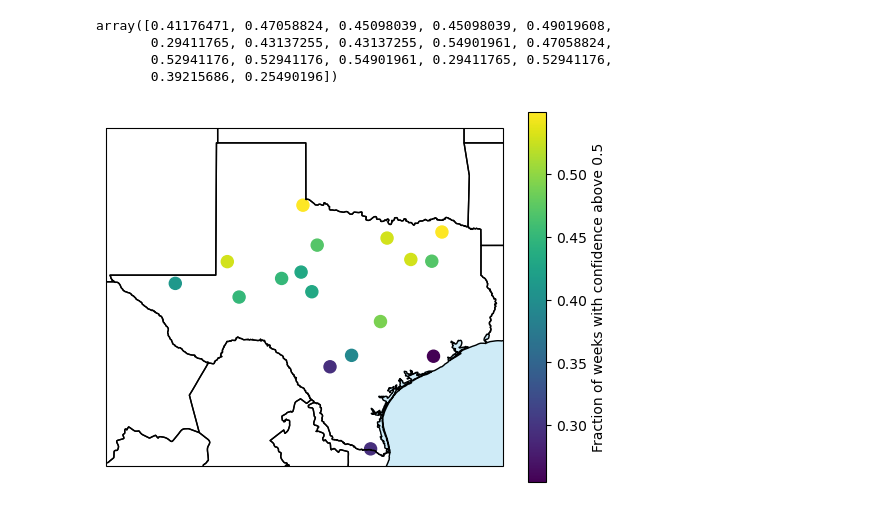
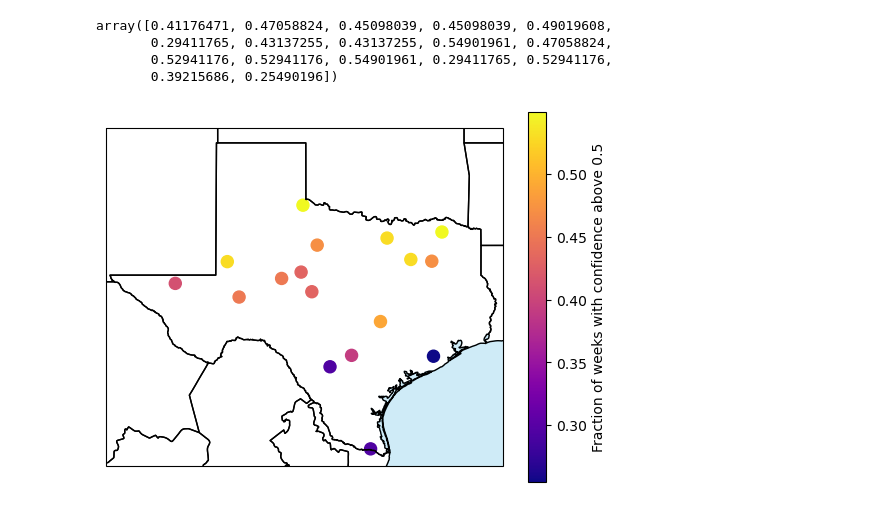
Before and after one commit to williamhobbs/PVSC-2025-daily-energy-forecaster, a Jupyter notebook: 05_Ensemble_Analysis.ipynb, the cells around one changed output. Drawn from its saved outputs; the diff is of its cells as text; code cells hidden in the pictures.

Commit message:
updated colormap

```diff
--- a/05_Ensemble_Analysis.ipynb
+++ b/05_Ensemble_Analysis.ipynb
@@ -752,20 +752,22 @@ array([0.41176471, 0.47058824, 0.45098039, 0.45098039, 0.49019608,
 # %%
 fig = plt.figure()
 
 ax = fig.add_subplot(1,1,1, projection=crs.PlateCarree())
 
 ax.add_feature(cfeature.OCEAN, color="skyblue", alpha=0.4)
 ax.add_feature(cfeature.STATES)
 
 ax.set_extent([-106.8, -93.3, 25.5, 37],
               crs=crs.PlateCarree()) ## Important
 
 plt.scatter(agg_specs_orig_df.T['longitude'],
             agg_specs_orig_df.T['latitude'],
             s=75,
-            c=high_conf_weeks.values)
+            c=high_conf_weeks.values,
+            cmap='plasma')
 plt.colorbar(label='Fraction of weeks with confidence above ' + str(thresh))
+plt.Colormap
 plt.savefig('images/confidence_map.png', dpi=400, bbox_inches='tight')
 plt.show()
 # %% [output]
-[figure, old version]
+[figure, new version]
```
Also changed, not shown: 1 other file.
